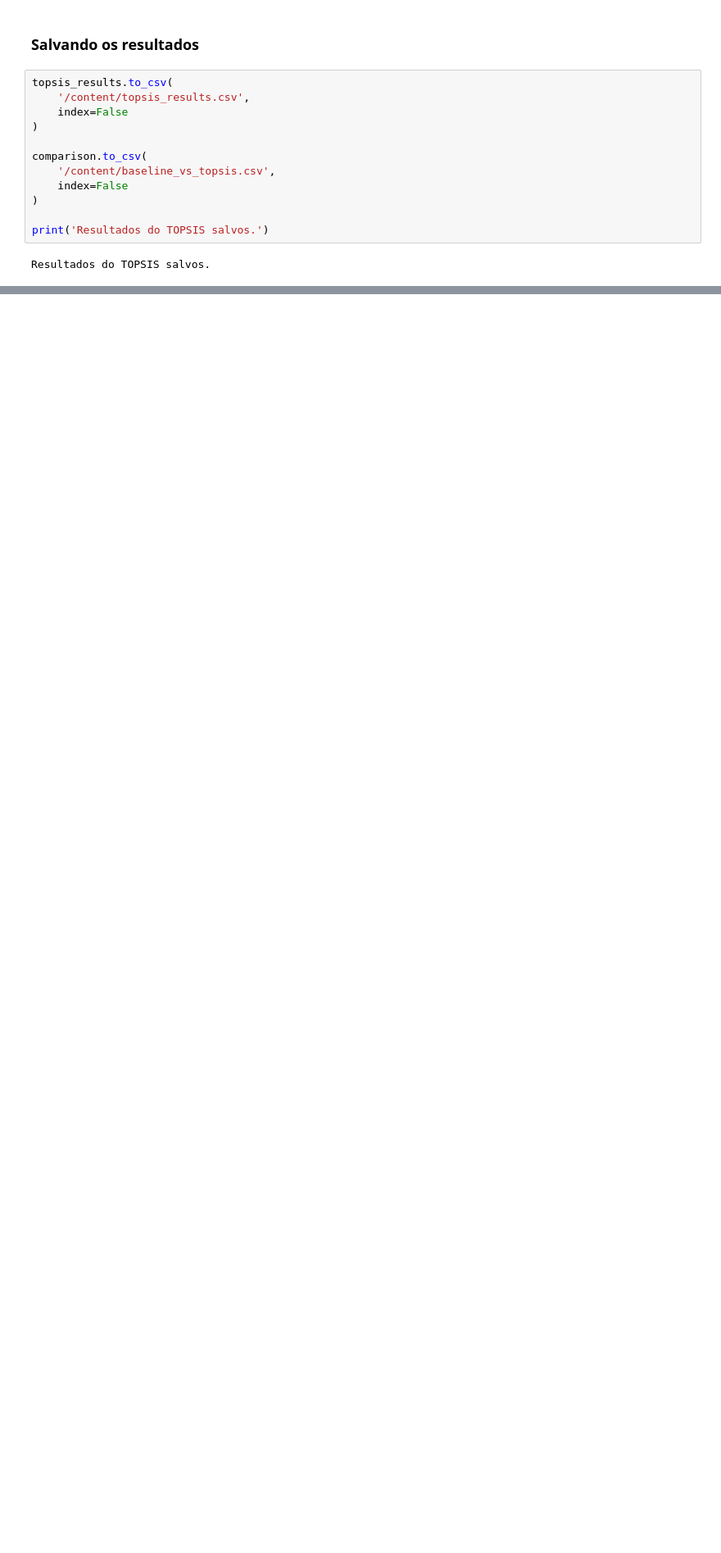
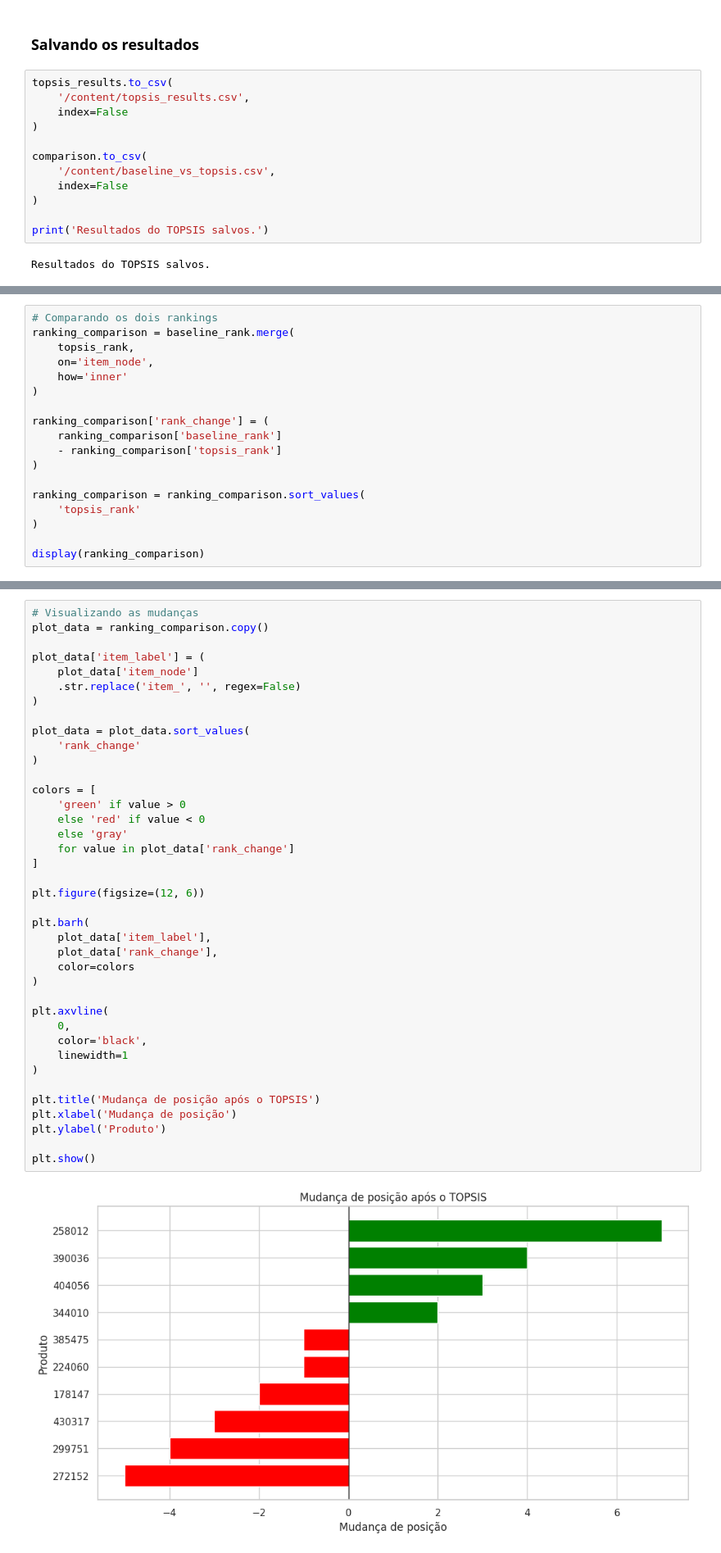
Before and after one commit to sandydiamantino/retailrocket-topsis, a Jupyter notebook: retailrocket_topsis.ipynb, the cells around one changed output, grey strips where cells are left out. Shown at 82% size. Saved outputs shown, nothing was run; the diff lists cells and outputs as text; blank space fills up the shorter version.

```diff
--- a/retailrocket_topsis.ipynb
+++ b/retailrocket_topsis.ipynb
@@ -2026,0 +2079,18 @@ Resultados do TOPSIS salvos.
+# %%
+# Comparando os dois rankings
+ranking_comparison = baseline_rank.merge(
+    topsis_rank,
+    on='item_node',
+    how='inner'
+)
+
+ranking_comparison['rank_change'] = (
+    ranking_comparison['baseline_rank']
+    - ranking_comparison['topsis_rank']
+)
+
+ranking_comparison = ranking_comparison.sort_values(
+    'topsis_rank'
+)
+
+display(ranking_comparison)
@@ -2026,0 +2142,41 @@ Resultados do TOPSIS salvos.
+# %%
+# Visualizando as mudanças
+plot_data = ranking_comparison.copy()
+
+plot_data['item_label'] = (
+    plot_data['item_node']
+    .str.replace('item_', '', regex=False)
+)
+
+plot_data = plot_data.sort_values(
+    'rank_change'
+)
+
+colors = [
+    'green' if value > 0
+    else 'red' if value < 0
+    else 'gray'
+    for value in plot_data['rank_change']
+]
+
+plt.figure(figsize=(12, 6))
+
+plt.barh(
+    plot_data['item_label'],
+    plot_data['rank_change'],
+    color=colors
+)
+
+plt.axvline(
+    0,
+    color='black',
+    linewidth=1
+)
+
+plt.title('Mudança de posição após o TOPSIS')
+plt.xlabel('Mudança de posição')
+plt.ylabel('Produto')
+
+plt.show()
+# %% [output]
+[figure, added]
```
Also changed, not shown: parts of 44 cells of this notebook.
